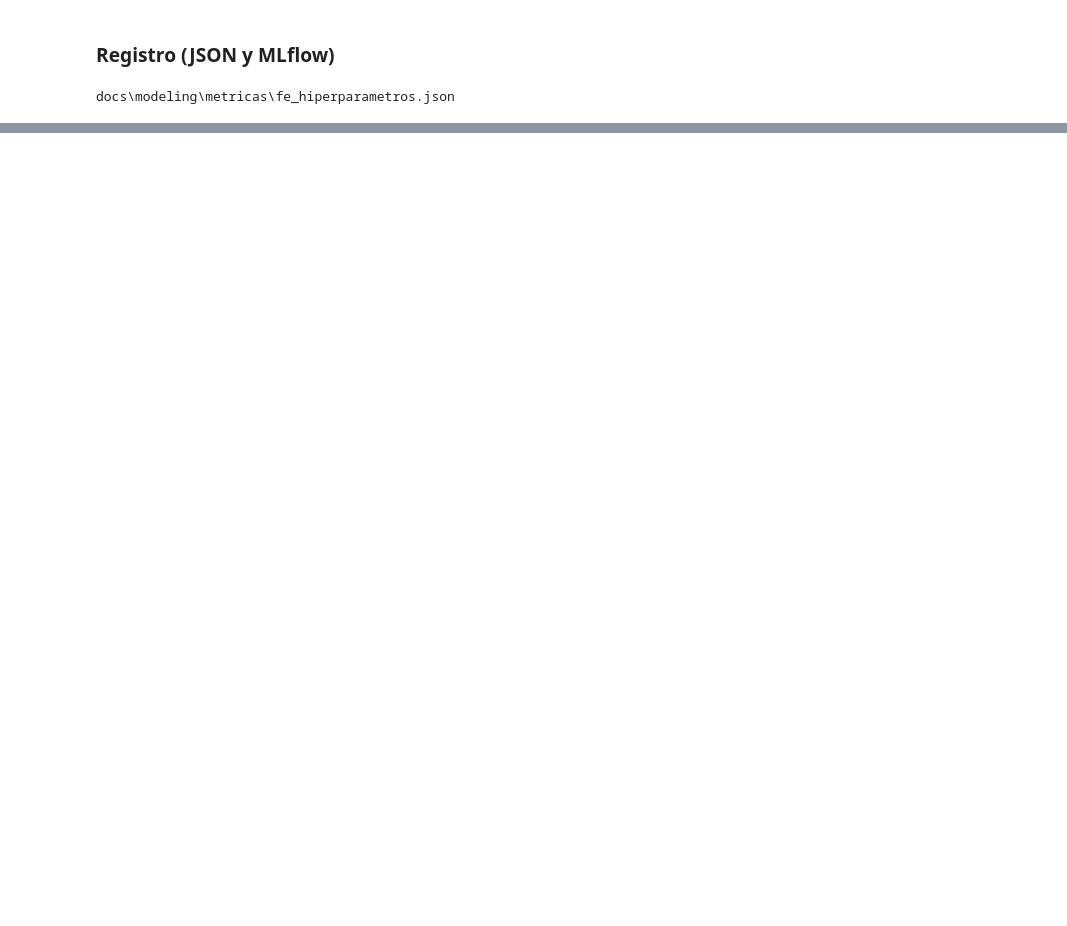
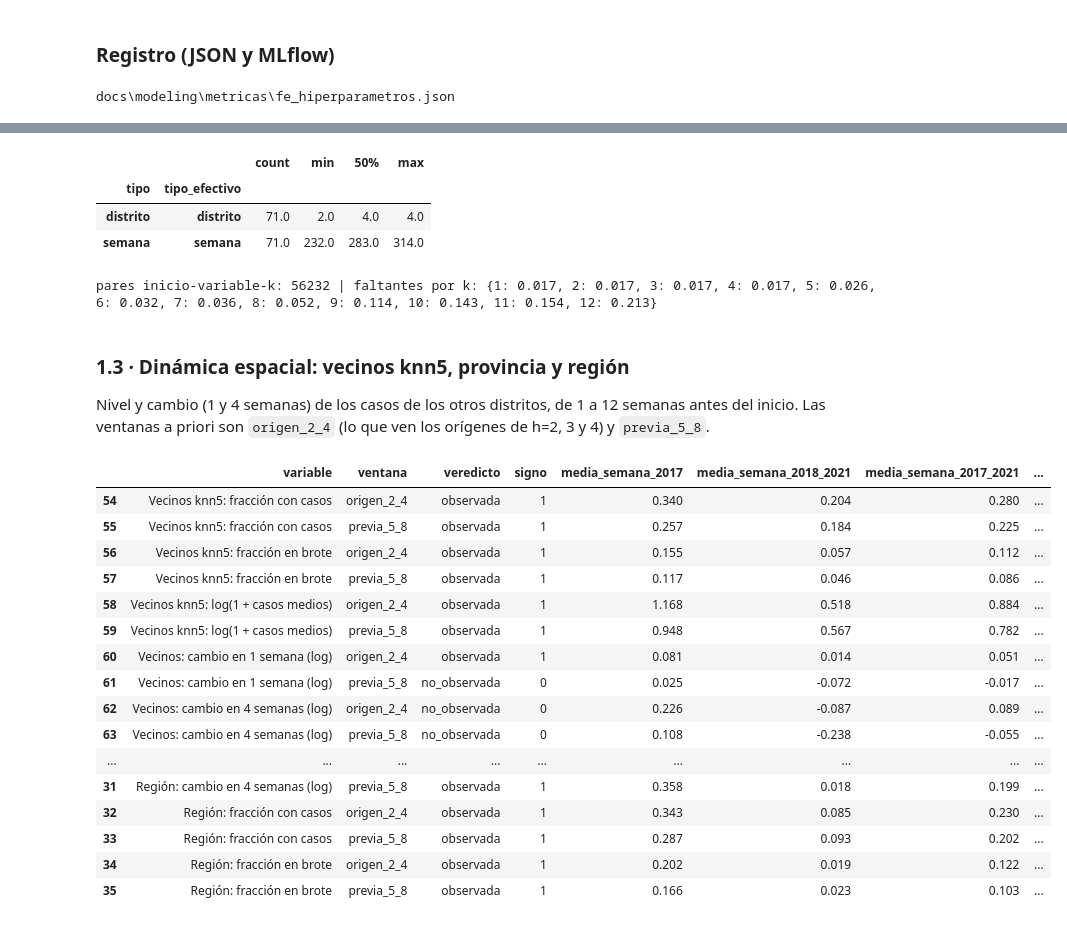
Before and after one commit to panconlocro/Denguekay, a Jupyter notebook: notebooks/32_modelado_fe_inicios.ipynb, the cells around one changed output, grey strips where cells are left out. Saved outputs shown, nothing was run; the diff lists cells and outputs as text; code cells hidden in the pictures; blank space fills up the shorter version.

```diff
--- a/notebooks/32_modelado_fe_inicios.ipynb
+++ b/notebooks/32_modelado_fe_inicios.ipynb
@@ -292,0 +343,61 @@ MLflow: run b702b131199b480e9df8ce84f6978fa1 en 'denguekay/fe_hiperparametros_fa
+# %%
+elegibles = di.semanas_elegibles(serie)
+tercil = di.terciles(serie, corte)
+pares = di.controles(diseno, elegibles, tercil)
+balance = (pares.groupby(["tipo", "tipo_efectivo", "id_inicio"]).size().rename("controles").reset_index()
+           .groupby(["tipo", "tipo_efectivo"]).controles.describe()[["count", "min", "50%", "max"]])
+balance
+# %% [output]
+|  |  | count | min | 50% | max |
+| tipo | tipo_efectivo |  |  |  |  |
+| distrito | distrito | 71.0 | 2.0 | 4.0 | 4.0 |
+| semana | semana | 71.0 | 232.0 | 283.0 | 314.0 |
+# %%
+estado = di.estado_semanal(panel, serie, corte)
+VARIABLES = [v for vs in di.FAMILIAS.values() for v in vs]
+tabla_perfiles = di.perfiles(estado, diseno, pares, VARIABLES)
+por_rezago = di.resumen_por_rezago(tabla_perfiles)
+ventanas = di.por_ventana(tabla_perfiles)
+resumen_ventanas = di.resumen_ventanas(ventanas)
+veredictos = di.consistencia(resumen_ventanas)
+print("pares inicio-variable-k:", len(tabla_perfiles), "| faltantes por k:",
+      tabla_perfiles.groupby("k").diferencia.apply(lambda x: round(float(x.isna().mean()), 3)).to_dict())
+# %% [output]
+pares inicio-variable-k: 56232 | faltantes por k: {1: 0.017, 2: 0.017, 3: 0.017, 4: 0.017, 5: 0.026, 6: 0.032, 7: 0.036, 8: 0.052, 9: 0.114, 10: 0.143, 11: 0.154, 12: 0.213}
+# %%
+def mostrar(familia):
+    t = veredictos[veredictos.familia.eq(familia)].copy()
+    t["variable"] = t.variable.map(di.ETIQUETAS)
+    return t.drop(columns="familia").round(3)
+
+def figura(familia, titulo):
+    vs = di.FAMILIAS[familia]
+    return d.guardar_figura(di.figura_perfiles(por_rezago[por_rezago.periodo_resumen.ne("2017_2021")], vs,
+                                               titulo, di.ETIQUETAS), FIGURAS_FE_HIPERPARAMETROS, f"perfil_previo_{familia}")
+# %% [markdown]
+### 1.3 · Dinámica espacial: vecinos knn5, provincia y región
+
+Nivel y cambio (1 y 4 semanas) de los casos de los otros distritos, de 1 a 12 semanas antes del inicio. Las
+ventanas a priori son `origen_2_4` (lo que ven los orígenes de h=2, 3 y 4) y `previa_5_8`.
+# %%
+figura("vecinos", "Vecinos knn5 antes del inicio: diferencia inicio − control (IC95)")
+figura("jerarquia", "Provincia y región antes del inicio: diferencia inicio − control (IC95)")
+pd.concat([mostrar("vecinos"), mostrar("jerarquia")])
+# %% [output]
+|  | variable | ventana | veredicto | signo | media_semana_2017 | media_semana_2018_2021 | media_semana_2017_2021 | ... |
+| 54 | Vecinos knn5: fracción con casos | origen_2_4 | observada | 1 | 0.340 | 0.204 | 0.280 | ... |
+| 55 | Vecinos knn5: fracción con casos | previa_5_8 | observada | 1 | 0.257 | 0.184 | 0.225 | ... |
+| 56 | Vecinos knn5: fracción en brote | origen_2_4 | observada | 1 | 0.155 | 0.057 | 0.112 | ... |
+| 57 | Vecinos knn5: fracción en brote | previa_5_8 | observada | 1 | 0.117 | 0.046 | 0.086 | ... |
+| 58 | Vecinos knn5: log(1 + casos medios) | origen_2_4 | observada | 1 | 1.168 | 0.518 | 0.884 | ... |
+| 59 | Vecinos knn5: log(1 + casos medios) | previa_5_8 | observada | 1 | 0.948 | 0.567 | 0.782 | ... |
+| 60 | Vecinos: cambio en 1 semana (log) | origen_2_4 | observada | 1 | 0.081 | 0.014 | 0.051 | ... |
+| 61 | Vecinos: cambio en 1 semana (log) | previa_5_8 | no_observada | 0 | 0.025 | -0.072 | -0.017 | ... |
+| 62 | Vecinos: cambio en 4 semanas (log) | origen_2_4 | no_observada | 0 | 0.226 | -0.087 | 0.089 | ... |
+| 63 | Vecinos: cambio en 4 semanas (log) | previa_5_8 | no_observada | 0 | 0.108 | -0.238 | -0.055 | ... |
+| ... | ... | ... | ... | ... | ... | ... | ... | ... |
+| 31 | Región: cambio en 4 semanas (log) | previa_5_8 | observada | 1 | 0.358 | 0.018 | 0.199 | ... |
+| 32 | Región: fracción con casos | origen_2_4 | observada | 1 | 0.343 | 0.085 | 0.230 | ... |
+| 33 | Región: fracción con casos | previa_5_8 | observada | 1 | 0.287 | 0.093 | 0.202 | ... |
+| 34 | Región: fracción en brote | origen_2_4 | observada | 1 | 0.202 | 0.019 | 0.122 | ... |
+| 35 | Región: fracción en brote | previa_5_8 | observada | 1 | 0.166 | 0.023 | 0.103 | ... |
```
Also changed, not shown: parts of 24 cells of this notebook, 13 other files.
